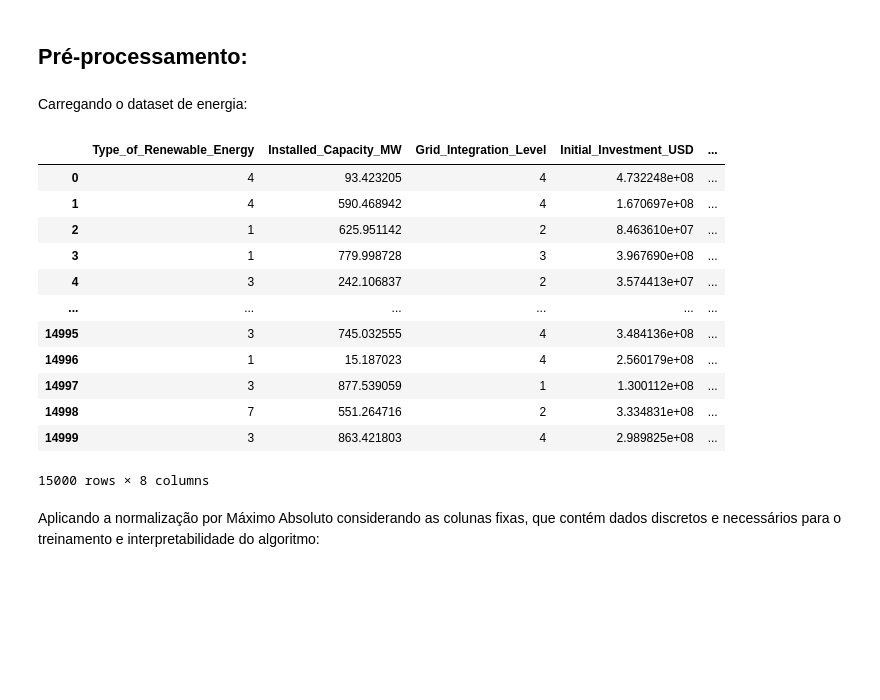
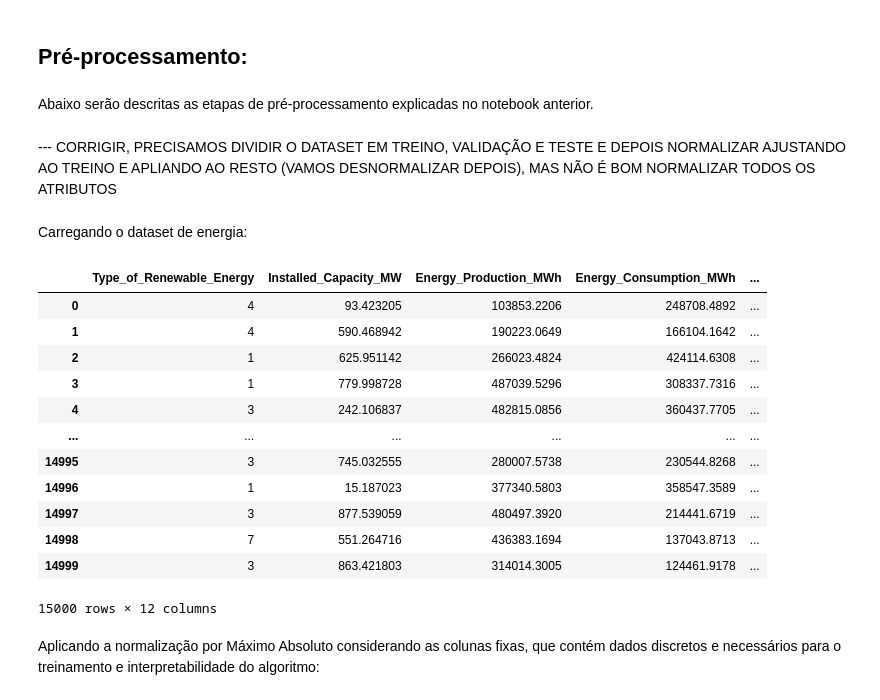
Before and after one commit to EnzoJanuzzi/Redes-Neurais---Tarrasque, a Jupyter notebook: Otimização de Hiperparâmetros.ipynb, the cells around one changed output. Saved outputs shown, nothing was run; the diff lists cells and outputs as text; code cells hidden in the pictures; blank space fills up the shorter version.

Commit message:
📄Pré-processamento dos dados e introdução da otimização
Co-authored-by: Raquel de Godoy Vianna <RaquelGVianna@users.noreply.github.com>
Co-authored-by: Glauber Oliveira <glauber24022@ilum.cnpem.br>

```diff
--- a/Otimização de Hiperparâmetros.ipynb
+++ b/Otimização de Hiperparâmetros.ipynb
@@ -32,45 +37,46 @@ SEMENTE_ALEATORIA = 1249
 NUM_EPOCAS = 50
 # %% [markdown]
 ## Pré-processamento:
+# %% [markdown]
+Abaixo serão descritas as etapas de pré-processamento explicadas no notebook anterior.
+# %% [markdown]
+--- CORRIGIR, PRECISAMOS DIVIDIR O DATASET EM TREINO, VALIDAÇÃO E TESTE E DEPOIS NORMALIZAR AJUSTANDO AO TREINO E APLIANDO AO RESTO (VAMOS DESNORMALIZAR DEPOIS), MAS NÃO É BOM NORMALIZAR TODOS OS ATRIBUTOS
 # %% [markdown]
 Carregando o dataset de energia:
 # %%
 TARGET = ["Storage_Efficiency_Percentage"]
 FEATURES = [
     "Type_of_Renewable_Energy",
     "Installed_Capacity_MW",
-    # Ver com Cassar: Dados sequenciais
-    #"Energy_Production_MWh",
-    #"Energy_Consumption_MWh",
-    #"Energy_Storage_Capacity_MWh",
+    "Energy_Production_MWh",
+    "Energy_Consumption_MWh",
+    "Energy_Storage_Capacity_MWh",
     "Grid_Integration_Level",
     "Initial_Investment_USD",
-    # Ver se vale a pena
-    #"Funding_Sources",
+    "Funding_Sources",
     "Financial_Incentives_USD",
     "GHG_Emission_Reduction_tCO2e",
     "Air_Pollution_Reduction_Index",
-    #"Jobs_Created",
 ]
 
 df_energia = pd.read_csv('energy_dataset_.csv')
 df_energia = df_energia.reindex(FEATURES + TARGET, axis=1)
 df_energia = df_energia.dropna()
 df_energia
 # %% [output]
-|  | Type_of_Renewable_Energy | Installed_Capacity_MW | Grid_Integration_Level | Initial_Investment_USD | ... |
-| 0 | 4 | 93.423205 | 4 | 4.732248e+08 | ... |
-| 1 | 4 | 590.468942 | 4 | 1.670697e+08 | ... |
-| 2 | 1 | 625.951142 | 2 | 8.463610e+07 | ... |
-| 3 | 1 | 779.998728 | 3 | 3.967690e+08 | ... |
-| 4 | 3 | 242.106837 | 2 | 3.574413e+07 | ... |
+|  | Type_of_Renewable_Energy | Installed_Capacity_MW | Energy_Production_MWh | Energy_Consumption_MWh | ... |
+| 0 | 4 | 93.423205 | 103853.2206 | 248708.4892 | ... |
+| 1 | 4 | 590.468942 | 190223.0649 | 166104.1642 | ... |
+| 2 | 1 | 625.951142 | 266023.4824 | 424114.6308 | ... |
+| 3 | 1 | 779.998728 | 487039.5296 | 308337.7316 | ... |
+| 4 | 3 | 242.106837 | 482815.0856 | 360437.7705 | ... |
 | ... | ... | ... | ... | ... | ... |
-| 14995 | 3 | 745.032555 | 4 | 3.484136e+08 | ... |
-| 14996 | 1 | 15.187023 | 4 | 2.560179e+08 | ... |
-| 14997 | 3 | 877.539059 | 1 | 1.300112e+08 | ... |
-| 14998 | 7 | 551.264716 | 2 | 3.334831e+08 | ... |
-| 14999 | 3 | 863.421803 | 4 | 2.989825e+08 | ... |
+| 14995 | 3 | 745.032555 | 280007.5738 | 230544.8268 | ... |
+| 14996 | 1 | 15.187023 | 377340.5803 | 358547.3589 | ... |
+| 14997 | 3 | 877.539059 | 480497.3920 | 214441.6719 | ... |
+| 14998 | 7 | 551.264716 | 436383.1694 | 137043.8713 | ... |
+| 14999 | 3 | 863.421803 | 314014.3005 | 124461.9178 | ... |
-15000 rows × 8 columns
+15000 rows × 12 columns
 # %% [markdown]
 Aplicando a normalização por Máximo Absoluto considerando as colunas fixas, que contém dados discretos e necessários para o treinamento e interpretabilidade do algoritmo:
 # %%
```
Also changed, not shown: parts of 5 cells of this notebook, 1 other file.
